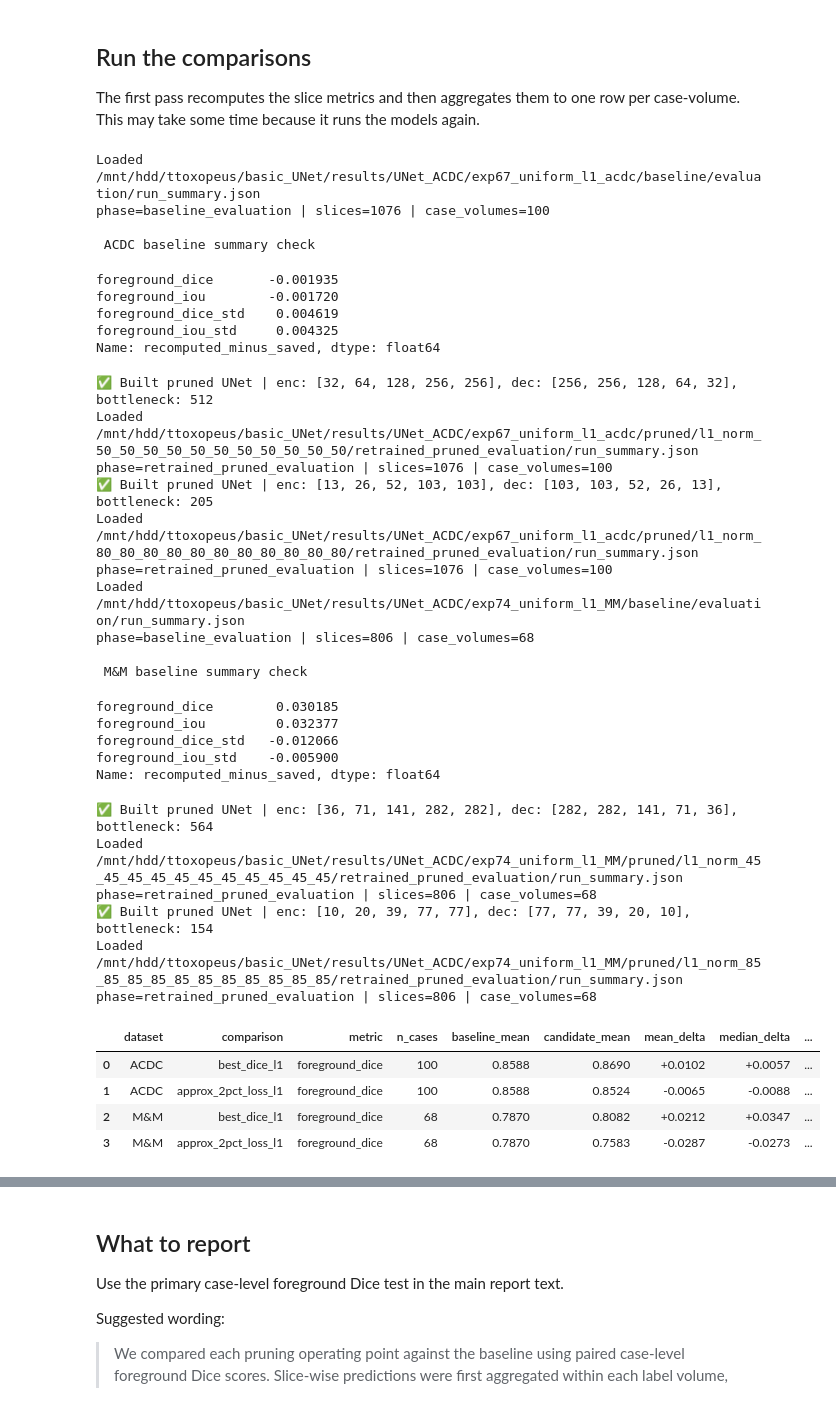
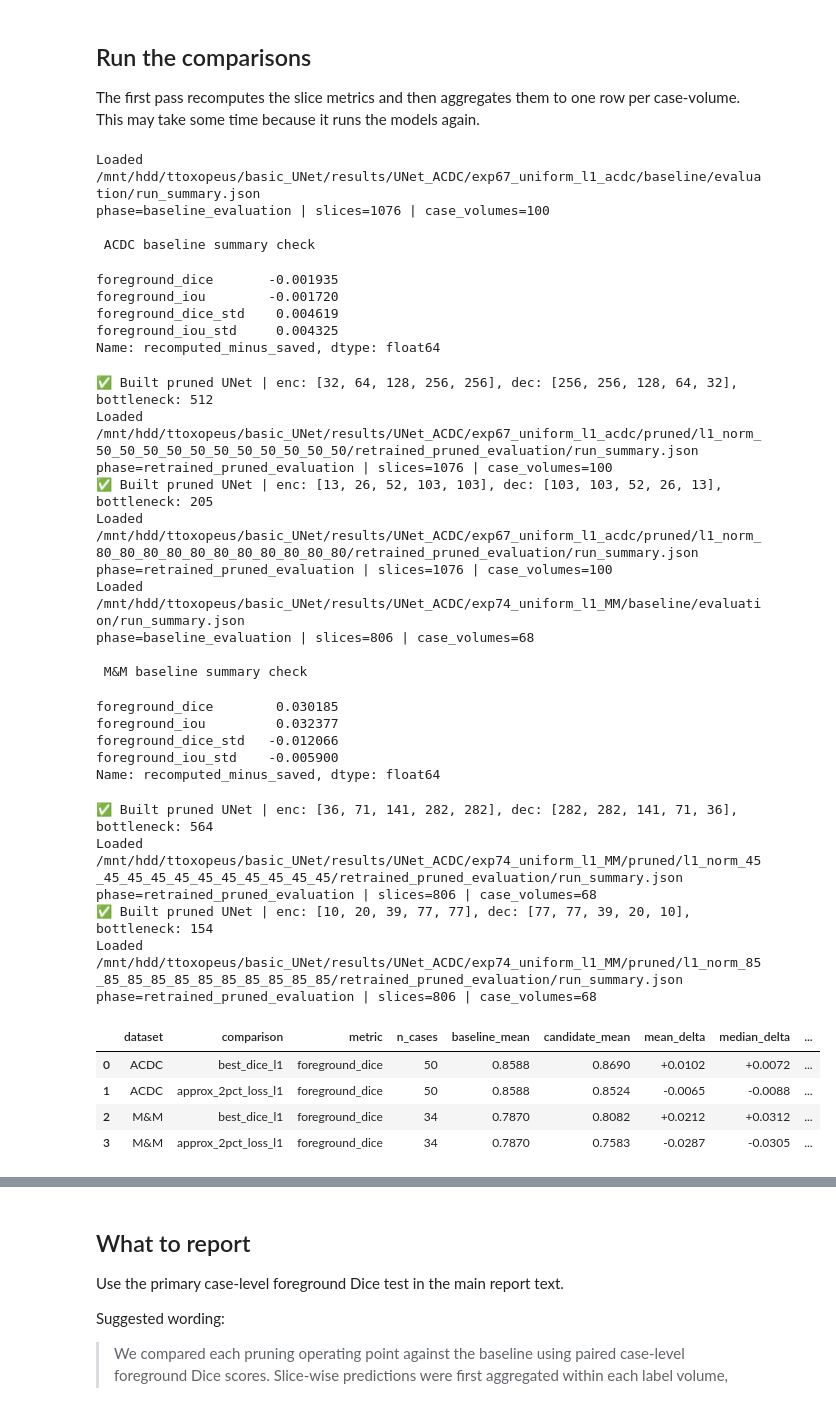
Before and after one commit to TijmenToxopeus/basic_UNet, a Jupyter notebook: src/notebooks/significance_tests.ipynb, the cells around one changed output, grey strips where cells are left out. Drawn from its saved outputs; the diff is of its cells as text; code cells hidden in the pictures.

```diff
--- a/src/notebooks/significance_tests.ipynb
+++ b/src/notebooks/significance_tests.ipynb
@@ -110,6 +110,13 @@ def extract_case_id(label_path: str | Path) -> str:
     if name.endswith('.nii.gz'):
         return name[:-7]
     return Path(name).stem
+
+
+def extract_patient_id(case_id: str) -> str:
+    match = re.match(r'(.+?)_(ED|ES)$', case_id)
+    if match:
+        return match.group(1)
+    return case_id
 # %% [markdown]
 ## Evaluation helpers
 
@@ -217,6 +224,14 @@ def aggregate_to_case_level(slice_df: pd.DataFrame) -> pd.DataFrame:
     return slice_df.groupby('case_id', as_index=False)[metric_cols].mean().sort_values('case_id').reset_index(drop=True)
 
 
+def aggregate_to_patient_level(slice_df: pd.DataFrame) -> pd.DataFrame:
+    case_df = aggregate_to_case_level(slice_df).copy()
+    case_df['patient_id'] = case_df['case_id'].map(extract_patient_id)
+    metric_cols = [c for c in case_df.columns if c not in {'case_id', 'patient_id'}]
+    patient_df = case_df.groupby('patient_id', as_index=False)[metric_cols].mean()
+    return patient_df.rename(columns={'patient_id': 'case_id'}).sort_values('case_id').reset_index(drop=True)
+
+
 def compare_with_saved_summary(slice_df: pd.DataFrame, summary_path: str | Path) -> pd.Series:
     summary = load_json(summary_path)
     recomputed = {
@@ -396,7 +411,7 @@ aligned_examples = {}
 for dataset_name, exp_cfg in EXPERIMENTS.items():
     base_summary = exp_cfg['baseline']
     base_slice_df = compute_slice_metrics(base_summary)
-    base_case_df = aggregate_to_case_level(base_slice_df)
+    base_case_df = aggregate_to_patient_level(base_slice_df)
     slice_cache[(dataset_name, 'baseline')] = base_slice_df
     case_cache[(dataset_name, 'baseline')] = base_case_df
 
@@ -405,7 +420,7 @@ for dataset_name, exp_cfg in EXPERIMENTS.items():
 
     for comparison_name, cand_summary in exp_cfg['operating_points'].items():
         cand_slice_df = compute_slice_metrics(cand_summary)
-        cand_case_df = aggregate_to_case_level(cand_slice_df)
+        cand_case_df = aggregate_to_patient_level(cand_slice_df)
         slice_cache[(dataset_name, comparison_name)] = cand_slice_df
         case_cache[(dataset_name, comparison_name)] = cand_case_df
 
@@ -430,37 +445,37 @@ Loaded /mnt/hdd/ttoxopeus/basic_UNet/results/UNet_ACDC/exp67_uniform_l1_acdc/bas
 phase=baseline_evaluation | slices=1076 | case_volumes=100
 
  ACDC baseline summary check
 foreground_dice       -0.001935
 foreground_iou        -0.001720
 foreground_dice_std    0.004619
 foreground_iou_std     0.004325
 Name: recomputed_minus_saved, dtype: float64
 ✅ Built pruned UNet | enc: [32, 64, 128, 256, 256], dec: [256, 256, 128, 64, 32], bottleneck: 512
 Loaded /mnt/hdd/ttoxopeus/basic_UNet/results/UNet_ACDC/exp67_uniform_l1_acdc/pruned/l1_norm_50_50_50_50_50_50_50_50_50_50_50/retrained_pruned_evaluation/run_summary.json
 phase=retrained_pruned_evaluation | slices=1076 | case_volumes=100
 ✅ Built pruned UNet | enc: [13, 26, 52, 103, 103], dec: [103, 103, 52, 26, 13], bottleneck: 205
 Loaded /mnt/hdd/ttoxopeus/basic_UNet/results/UNet_ACDC/exp67_uniform_l1_acdc/pruned/l1_norm_80_80_80_80_80_80_80_80_80_80_80/retrained_pruned_evaluation/run_summary.json
 phase=retrained_pruned_evaluation | slices=1076 | case_volumes=100
 Loaded /mnt/hdd/ttoxopeus/basic_UNet/results/UNet_ACDC/exp74_uniform_l1_MM/baseline/evaluation/run_summary.json
 phase=baseline_evaluation | slices=806 | case_volumes=68
 
  M&M baseline summary check
 foreground_dice        0.030185
 foreground_iou         0.032377
 foreground_dice_std   -0.012066
 foreground_iou_std    -0.005900
 Name: recomputed_minus_saved, dtype: float64
 ✅ Built pruned UNet | enc: [36, 71, 141, 282, 282], dec: [282, 282, 141, 71, 36], bottleneck: 564
 Loaded /mnt/hdd/ttoxopeus/basic_UNet/results/UNet_ACDC/exp74_uniform_l1_MM/pruned/l1_norm_45_45_45_45_45_45_45_45_45_45_45/retrained_pruned_evaluation/run_summary.json
 phase=retrained_pruned_evaluation | slices=806 | case_volumes=68
 ✅ Built pruned UNet | enc: [10, 20, 39, 77, 77], dec: [77, 77, 39, 20, 10], bottleneck: 154
 Loaded /mnt/hdd/ttoxopeus/basic_UNet/results/UNet_ACDC/exp74_uniform_l1_MM/pruned/l1_norm_85_85_85_85_85_85_85_85_85_85_85/retrained_pruned_evaluation/run_summary.json
 phase=retrained_pruned_evaluation | slices=806 | case_volumes=68
 |  | dataset | comparison | metric | n_cases | baseline_mean | candidate_mean | mean_delta | median_delta | ... |
-| 0 | ACDC | best_dice_l1 | foreground_dice | 100 | 0.8588 | 0.8690 | +0.0102 | +0.0057 | ... |
-| 1 | ACDC | approx_2pct_loss_l1 | foreground_dice | 100 | 0.8588 | 0.8524 | -0.0065 | -0.0088 | ... |
-| 2 | M&M | best_dice_l1 | foreground_dice | 68 | 0.7870 | 0.8082 | +0.0212 | +0.0347 | ... |
-| 3 | M&M | approx_2pct_loss_l1 | foreground_dice | 68 | 0.7870 | 0.7583 | -0.0287 | -0.0273 | ... |
+| 0 | ACDC | best_dice_l1 | foreground_dice | 50 | 0.8588 | 0.8690 | +0.0102 | +0.0072 | ... |
+| 1 | ACDC | approx_2pct_loss_l1 | foreground_dice | 50 | 0.8588 | 0.8524 | -0.0065 | -0.0088 | ... |
+| 2 | M&M | best_dice_l1 | foreground_dice | 34 | 0.7870 | 0.8082 | +0.0212 | +0.0312 | ... |
+| 3 | M&M | approx_2pct_loss_l1 | foreground_dice | 34 | 0.7870 | 0.7583 | -0.0287 | -0.0305 | ... |
 # %%
 format_results(secondary_results.sort_values(['dataset', 'comparison', 'metric']).reset_index(drop=True))
 # %% [output]
```
Also changed, not shown: parts of 5 cells of this notebook, 4 other files.
